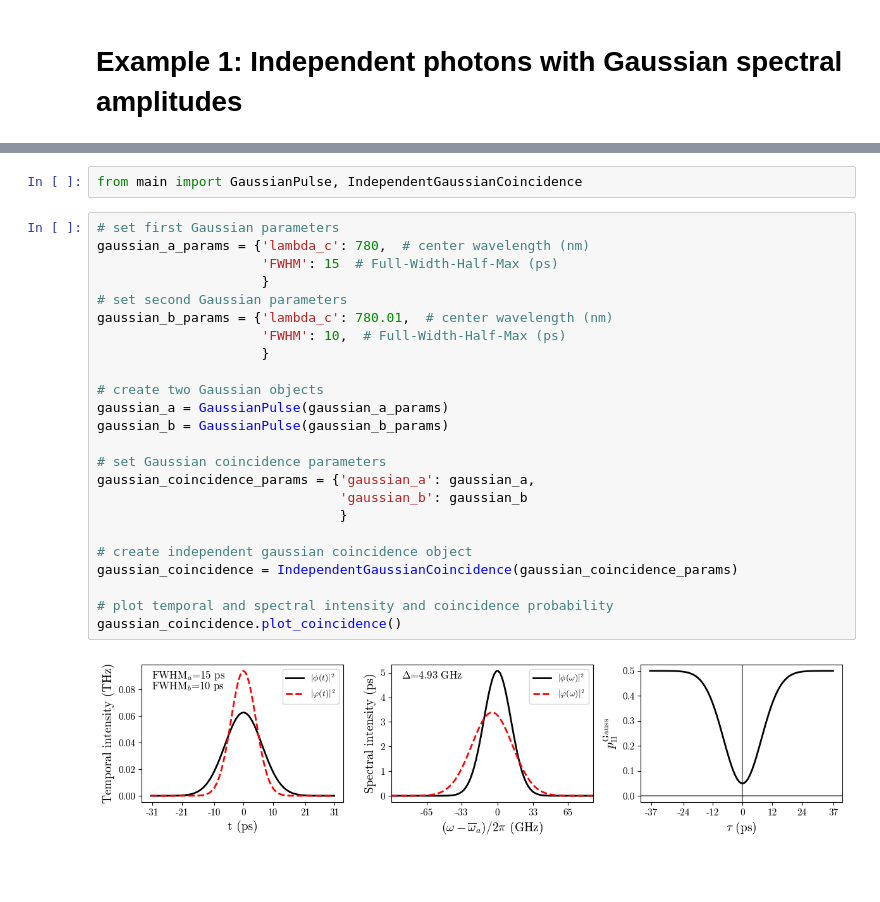
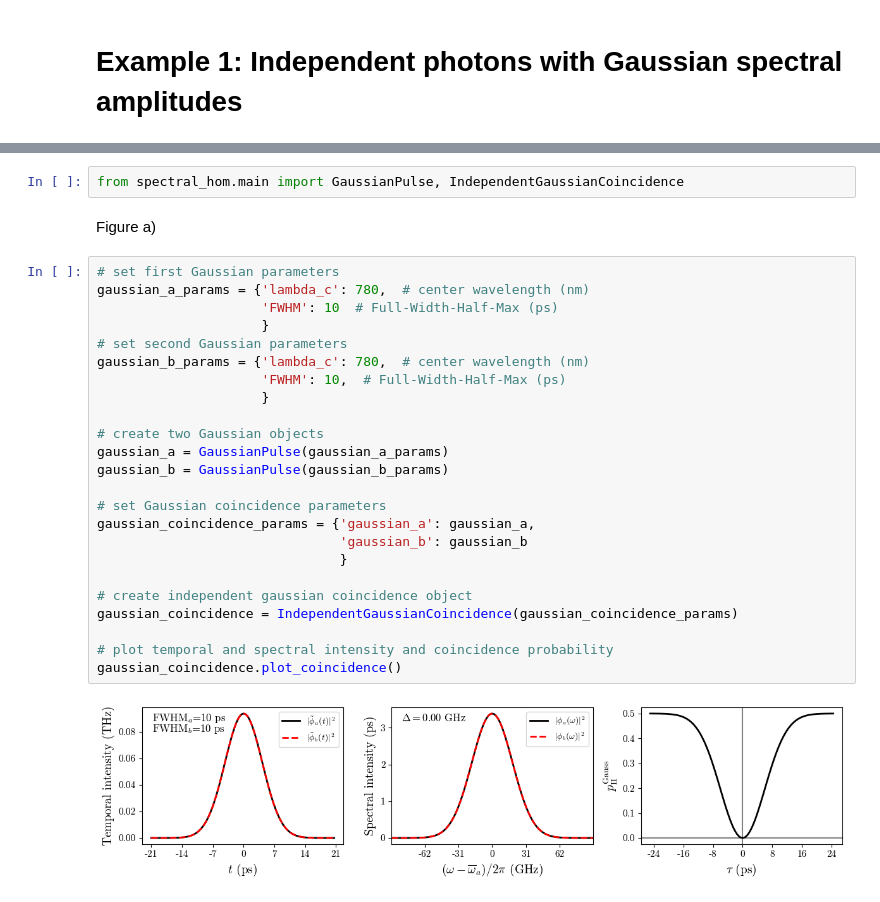
Before and after one commit to cdrago21/spectral-hom, a Jupyter notebook: examples/IndependentGaussianExample.ipynb, the cells around one changed output, grey strips where cells are left out. Drawn from its saved outputs; the diff is of its cells as text; blank space fills up the shorter version.

```diff
--- a/examples/IndependentGaussianExample.ipynb
+++ b/examples/IndependentGaussianExample.ipynb
@@ -9,28 +6,30 @@ The autoreload extension is already loaded. To reload it, use:
 # %%
-from main import GaussianPulse, IndependentGaussianCoincidence
+from spectral_hom.main import GaussianPulse, IndependentGaussianCoincidence
+# %% [markdown]
+Figure a)
 # %%
 # set first Gaussian parameters
 gaussian_a_params = {'lambda_c': 780,  # center wavelength (nm)
-                     'FWHM': 15  # Full-Width-Half-Max (ps)
+                     'FWHM': 10  # Full-Width-Half-Max (ps)
                      }
 # set second Gaussian parameters
-gaussian_b_params = {'lambda_c': 780.01,  # center wavelength (nm)
+gaussian_b_params = {'lambda_c': 780,  # center wavelength (nm)
                      'FWHM': 10,  # Full-Width-Half-Max (ps)
                      }
 
 # create two Gaussian objects
 gaussian_a = GaussianPulse(gaussian_a_params)
 gaussian_b = GaussianPulse(gaussian_b_params)
 
 # set Gaussian coincidence parameters
 gaussian_coincidence_params = {'gaussian_a': gaussian_a,
                                'gaussian_b': gaussian_b
                                }
 
 # create independent gaussian coincidence object
 gaussian_coincidence = IndependentGaussianCoincidence(gaussian_coincidence_params)
 
 # plot temporal and spectral intensity and coincidence probability
 gaussian_coincidence.plot_coincidence()
 # %% [output]
-[figure, old version]
+[figure, new version]
```
Also changed, not shown: parts of 8 cells of this notebook, 3 other files.
